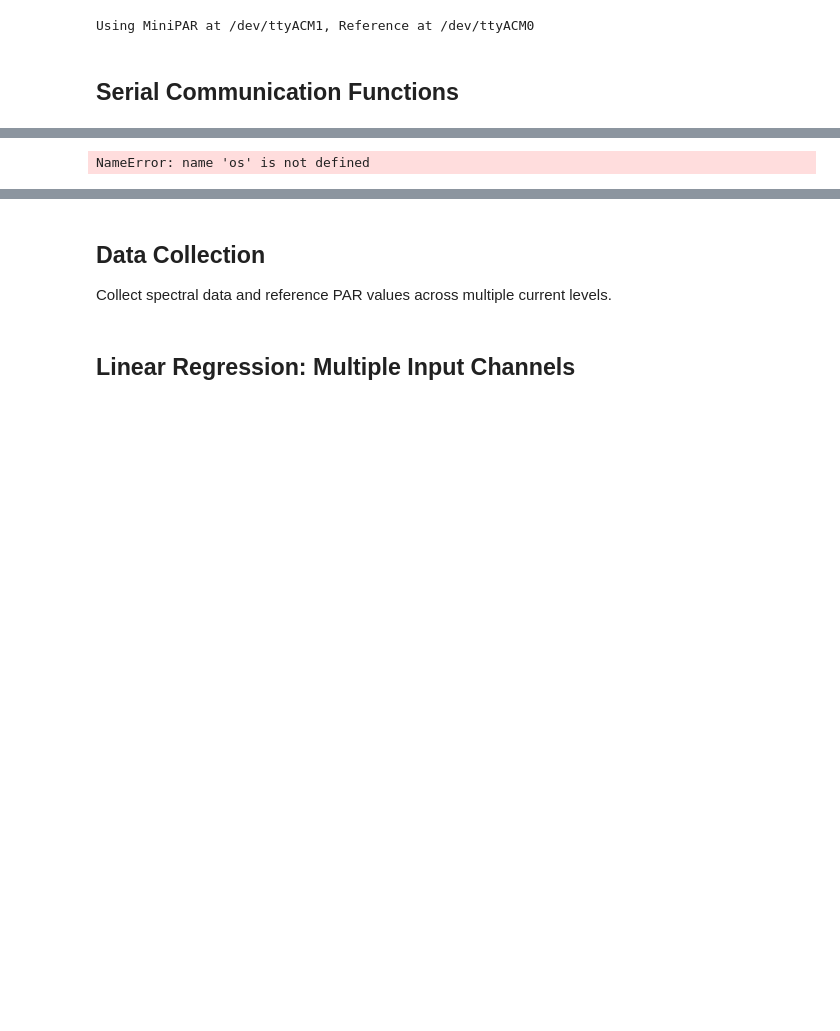
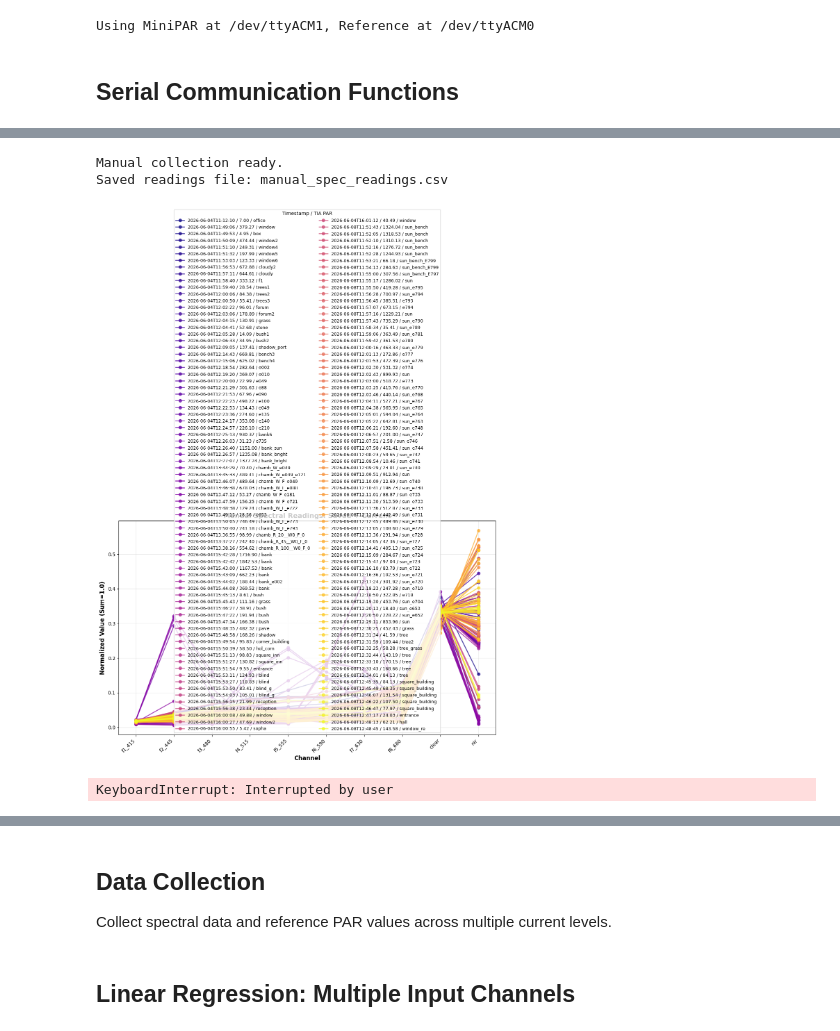
Before and after one commit to Jan-IngenHousz-Institute/miniPar, a Jupyter notebook: Scripts/calibrate_spec_notebook.ipynb, the cells around one changed output, grey strips where cells are left out. Saved outputs shown, nothing was run; the diff lists cells and outputs as text; code cells hidden in the pictures; blank space fills up the shorter version.

Commit message:
update of data collection script

```diff
--- a/Scripts/calibrate_spec_notebook.ipynb
+++ b/Scripts/calibrate_spec_notebook.ipynb
@@ -241,37 +241,40 @@ def append_manual_reading(path, row):
 manual_df = load_manual_readings(csv_path)
 print('Manual collection ready.')
 print(f'Saved readings file: {csv_path}')
-plot_manual_spectra(manual_df)
+plot_manual_spectra(manual_df,skip_last_channels=0)
 
 while True:
     user_input = input('Press Enter to capture next reading, or type esc + Enter to exit: ').strip().lower()
     if user_input in {'esc', 'exit', 'quit'}:
         print('Exiting manual collection loop.')
         break
 
     try:
         tia_value = getPAR_TIA(PORT_REF)
         spec_values = get_spec(PORT_MINIPAR)
     except Exception as e:
         print(f'Read error: {e}')
         continue
 
     clear_output(wait=True)
     print(f'TIA PAR reading: {tia_value:.6f}')
-    plot_manual_spectra(manual_df, current_spec=spec_values, current_label=f'Current @ {tia_value:.2f}')
+    plot_manual_spectra(manual_df, current_spec=spec_values, current_label=f'Current @ {tia_value:.2f}',skip_last_channels=0)
 
     filter_name = input('Enter filter name to save this reading (leave blank to reject): ').strip()
     if not filter_name:
         print('No filter name entered; reading rejected.')
         plot_manual_spectra(manual_df, current_spec=spec_values, current_label=f'Current @ {tia_value:.2f}')
         continue
 
     new_row = {'timestamp': pd.Timestamp.now().isoformat(timespec='seconds'), 'tia_par': float(tia_value), 'filter_name': filter_name}
     new_row.update({name: float(val) for name, val in zip(manual_channel_names, spec_values)})
     append_manual_reading(csv_path, new_row)
     manual_df = pd.concat([manual_df, pd.DataFrame([new_row])], ignore_index=True)
     clear_output(wait=True)
     print(f'Reading saved to {csv_path}')
     plot_manual_spectra(manual_df)
 # %% [output]
-NameError: name 'os' is not defined
+Manual collection ready.
+Saved readings file: manual_spec_readings.csv
+[figure, added]
+KeyboardInterrupt: Interrupted by user
```
Also changed, not shown: parts of 20 cells of this notebook.
